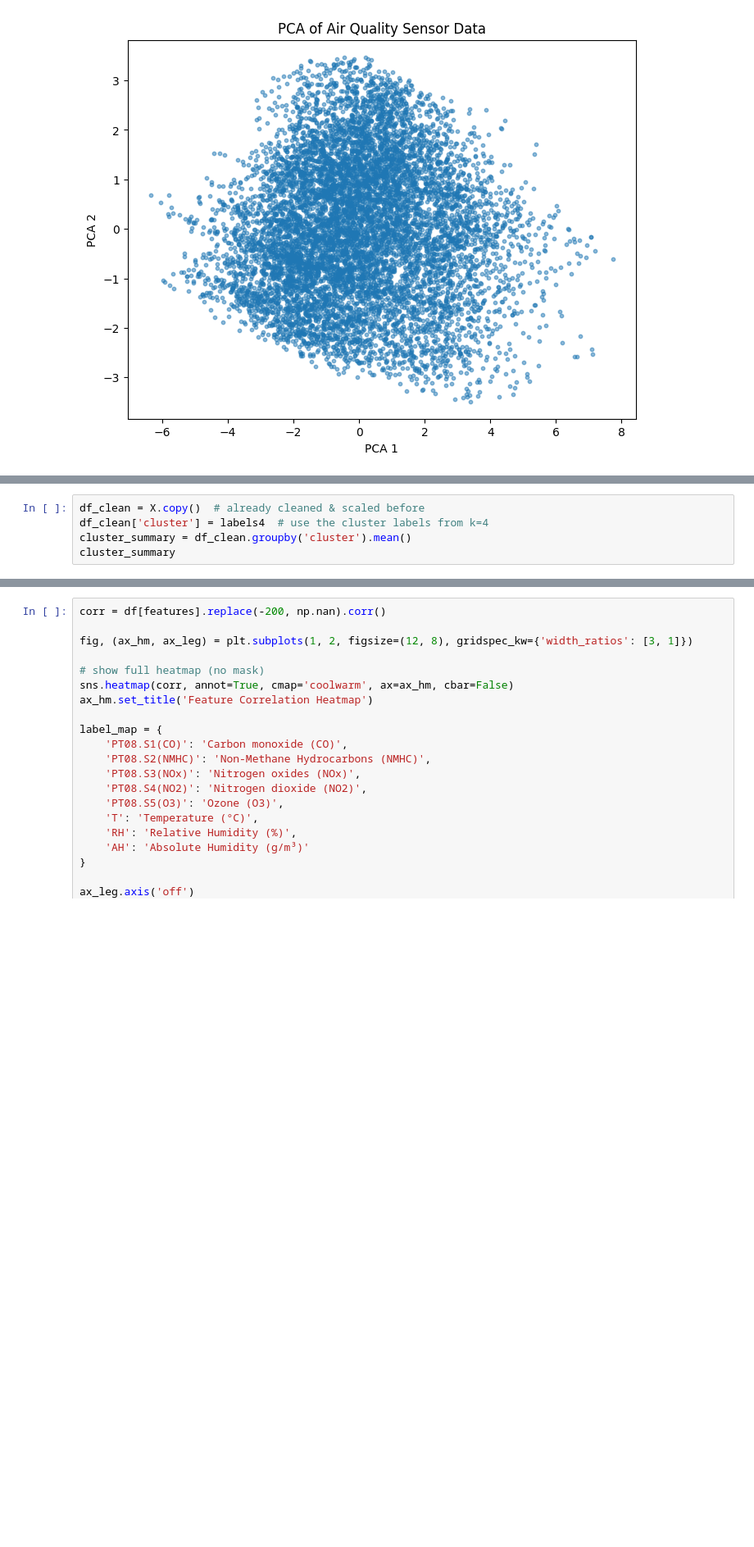
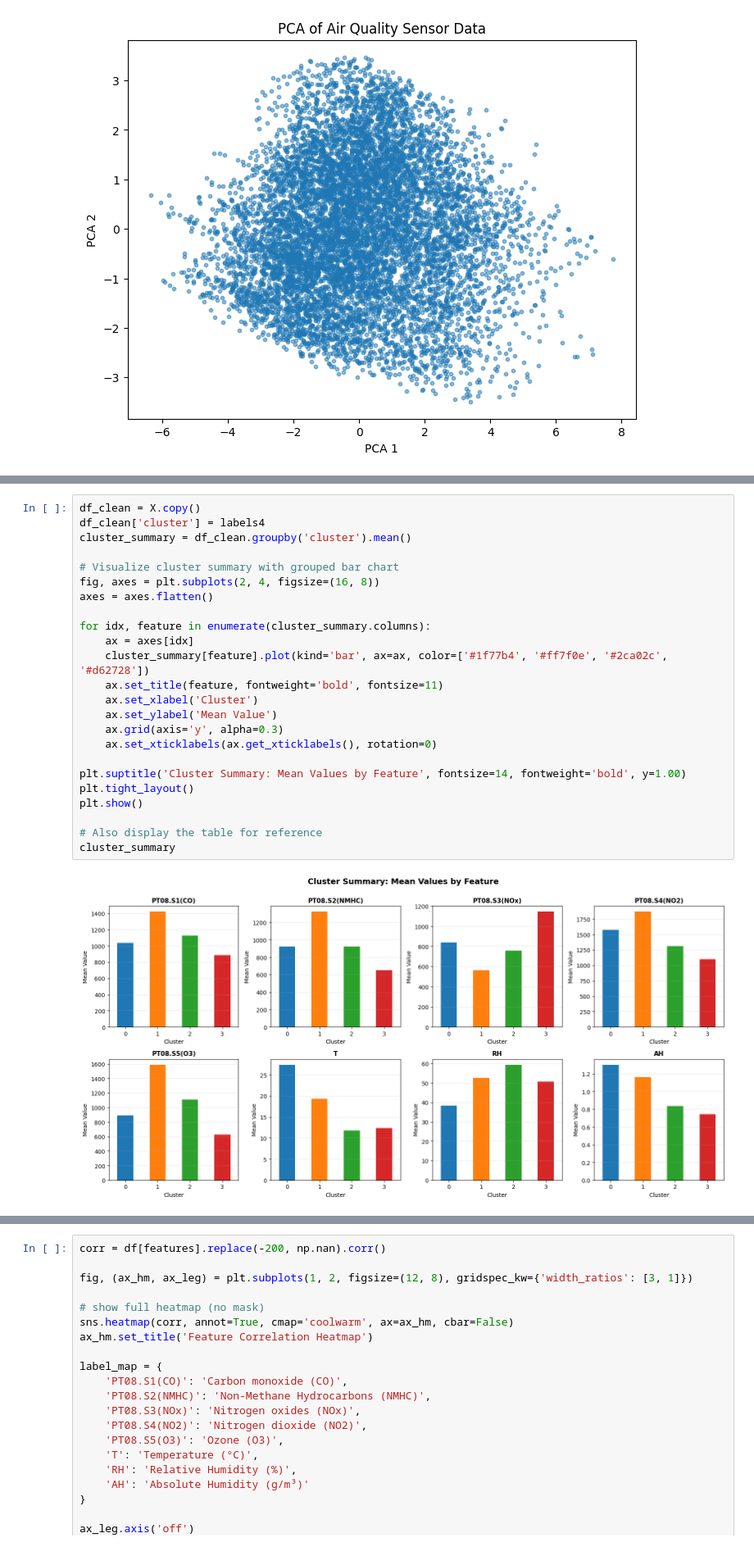
Before and after one commit to Gianluca-Coppola/Clustering, a Jupyter notebook: air_quality_clustering.ipynb, the cells around one changed output, grey strips where cells are left out. Shown at 82% size. Saved outputs shown, nothing was run; the diff lists cells and outputs as text; blank space fills up the shorter version.

Commit message:
Explaining clusters Cells

```diff
--- a/air_quality_clustering.ipynb
+++ b/air_quality_clustering.ipynb
@@ -164,11 +171,31 @@ plt.show()
 # %% [output]
 [figure]
 # %%
-df_clean = X.copy()  # already cleaned & scaled before
-df_clean['cluster'] = labels4  # use the cluster labels from k=4
+df_clean = X.copy()
+df_clean['cluster'] = labels4
 cluster_summary = df_clean.groupby('cluster').mean()
+
+# Visualize cluster summary with grouped bar chart
+fig, axes = plt.subplots(2, 4, figsize=(16, 8))
+axes = axes.flatten()
+
+for idx, feature in enumerate(cluster_summary.columns):
+    ax = axes[idx]
+    cluster_summary[feature].plot(kind='bar', ax=ax, color=['#1f77b4', '#ff7f0e', '#2ca02c', '#d62728'])
+    ax.set_title(feature, fontweight='bold', fontsize=11)
+    ax.set_xlabel('Cluster')
+    ax.set_ylabel('Mean Value')
+    ax.grid(axis='y', alpha=0.3)
+    ax.set_xticklabels(ax.get_xticklabels(), rotation=0)
+
+plt.suptitle('Cluster Summary: Mean Values by Feature', fontsize=14, fontweight='bold', y=1.00)
+plt.tight_layout()
+plt.show()
+
+# Also display the table for reference
 cluster_summary
 # %% [output]
+[figure, added]
 |  | PT08.S1(CO) | PT08.S2(NMHC) | PT08.S3(NOx) | PT08.S4(NO2) | PT08.S5(O3) | T | RH | AH |
 | cluster |  |  |  |  |  |  |  |  |
 | 0 | 1035.398790 | 922.311989 | 838.300605 | 1576.248310 | 889.317681 | 27.353184 | 38.249235 | 1.300006 |
```
Also changed, not shown: parts of 7 cells of this notebook, 1 other file.
